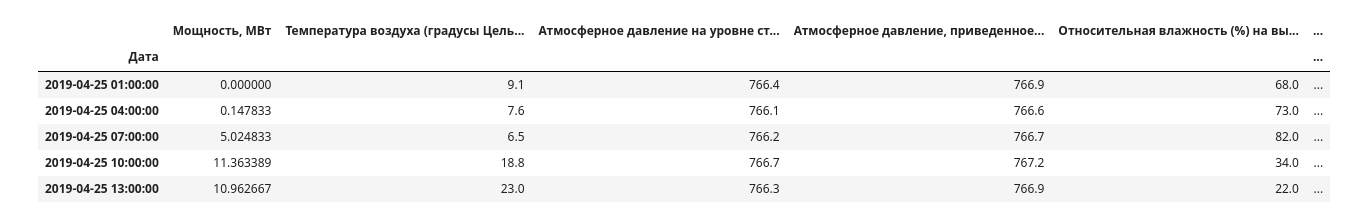
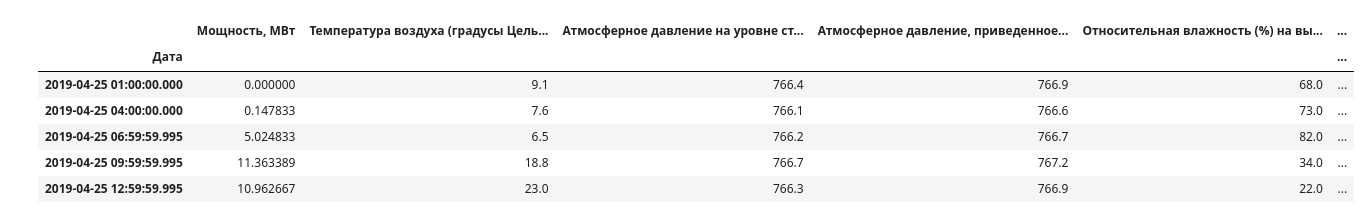
Before and after one commit to andrew-veriga/sunpower, a Jupyter notebook: model.ipynb, the cells around one changed output. Cells and saved outputs as stored; diff of their text form; code cells hidden in the pictures.

```diff
--- a/model.ipynb
+++ b/model.ipynb
@@ -3,8 +5,8 @@
 # %%
-# https://github.com/andrew-veriga/sunpower/blob/master/SES_1_Cherny_Yar_-_gotovo.csv
 import pandas as pd
 
-df = pd.read_csv("https://github.com/andrew-veriga/sunpower/raw/master/SES_1_Cherny_Yar_-_gotovo.csv", parse_dates=["Дата"], index_col="Дата")
+# df = pd.read_csv("https://github.com/andrew-veriga/sunpower/raw/master/SES_1_Cherny_Yar_-_gotovo.csv", parse_dates=["Дата"], index_col="Дата")
+df = pd.read_excel("https://github.com/andrew-veriga/sunpower/raw/master/SES_1_Cherny_Yar_-_gotovo.xlsx",parse_dates=["Дата"], index_col="Дата")
 df.head()
 # %% [output]
 |  | № п/п | Время | Мощность, МВт | Температура воздуха (градусы Цель... | Атмосферное давление на уровне ст... | Атмосферное давление, приведенное... | ... |
@@ -37,32 +44,33 @@ Index(['№ п/п', 'Время', 'Мощность, МВт',
 # %%
 series = df[
             [
+            # 'Время',
             'Мощность, МВт',
             'Температура воздуха (градусы Цельсия) на высоте 2 метра над поверхностью земли',
             'Атмосферное давление на уровне станции (миллиметры ртутного столба)',
             'Атмосферное давление, приведенное к среднему уровню моря (миллиметры ртутного столба) ',
             'Относительная влажность (%) на высоте 2 метра над поверхностью земли',
             'Направление ветра (румбы) на высоте 10-12 метров над земной поверхностью, осредненное за 10-минутный период , непосредственно предшествовавший сроку наблюдения ',
             'Скорость ветра на высоте 10-12 метров над земной поверхностью, осредненное за 10-минутный период , непосредственно предшествовавший сроку наблюдения (метры в секунду) ',
-            'Общая облачность',
-            'Текущая погода, сообщаемая с метеорологической станции ',
-            'Прошедшая погода между сроками наблюдения 1',
-            'Прошедшая погода между сроками наблюдения 2',
-            'Слоисто-кучевые, слоитсые, кучевые и кучево-дождевые облака',
-            'Количество всех наблюдающихся облаков Cl или, при отсутствии облаков Cl, количество всех наблюдащихся облаков Cm',
-            'Высота основания самых низких облаков (м)',
-            'Высококучевые, высокослоистые и слоисто-дождевые облака',
-            'Перистые, перисто-кучевые и перисто-слоистые облака',
-            'Горизонтальная дальность видимости (км)',
-             ]]#.asfreq(None)
+            # 'Общая облачность',
+            # 'Текущая погода, сообщаемая с метеорологической станции ',
+            # 'Прошедшая погода между сроками наблюдения 1',
+            # 'Прошедшая погода между сроками наблюдения 2',
+            # 'Слоисто-кучевые, слоитсые, кучевые и кучево-дождевые облака',
+            # 'Количество всех наблюдающихся облаков Cl или, при отсутствии облаков Cl, количество всех наблюдащихся облаков Cm',
+            # 'Высота основания самых низких облаков (м)',
+            # 'Высококучевые, высокослоистые и слоисто-дождевые облака',
+            # 'Перистые, перисто-кучевые и перисто-слоистые облака',
+            'Горизонтальная дальность видимости (км)'
+             ]].fillna(0)#.asfreq(None)
 
 
 series.head()
 # %% [output]
 |  | Мощность, МВт | Температура воздуха (градусы Цель... | Атмосферное давление на уровне ст... | Атмосферное давление, приведенное... | Относительная влажность (%) на вы... | ... |
 | Дата |  |  |  |  |  | ... |
-| 2019-04-25 01:00:00 | 0.000000 | 9.1 | 766.4 | 766.9 | 68.0 | ... |
-| 2019-04-25 04:00:00 | 0.147833 | 7.6 | 766.1 | 766.6 | 73.0 | ... |
-| 2019-04-25 07:00:00 | 5.024833 | 6.5 | 766.2 | 766.7 | 82.0 | ... |
-| 2019-04-25 10:00:00 | 11.363389 | 18.8 | 766.7 | 767.2 | 34.0 | ... |
-| 2019-04-25 13:00:00 | 10.962667 | 23.0 | 766.3 | 766.9 | 22.0 | ... |
+| 2019-04-25 01:00:00.000 | 0.000000 | 9.1 | 766.4 | 766.9 | 68.0 | ... |
+| 2019-04-25 04:00:00.000 | 0.147833 | 7.6 | 766.1 | 766.6 | 73.0 | ... |
+| 2019-04-25 06:59:59.995 | 5.024833 | 6.5 | 766.2 | 766.7 | 82.0 | ... |
+| 2019-04-25 09:59:59.995 | 11.363389 | 18.8 | 766.7 | 767.2 | 34.0 | ... |
+| 2019-04-25 12:59:59.995 | 10.962667 | 23.0 | 766.3 | 766.9 | 22.0 | ... |
```
Also changed, not shown: parts of 20 cells of this notebook.
